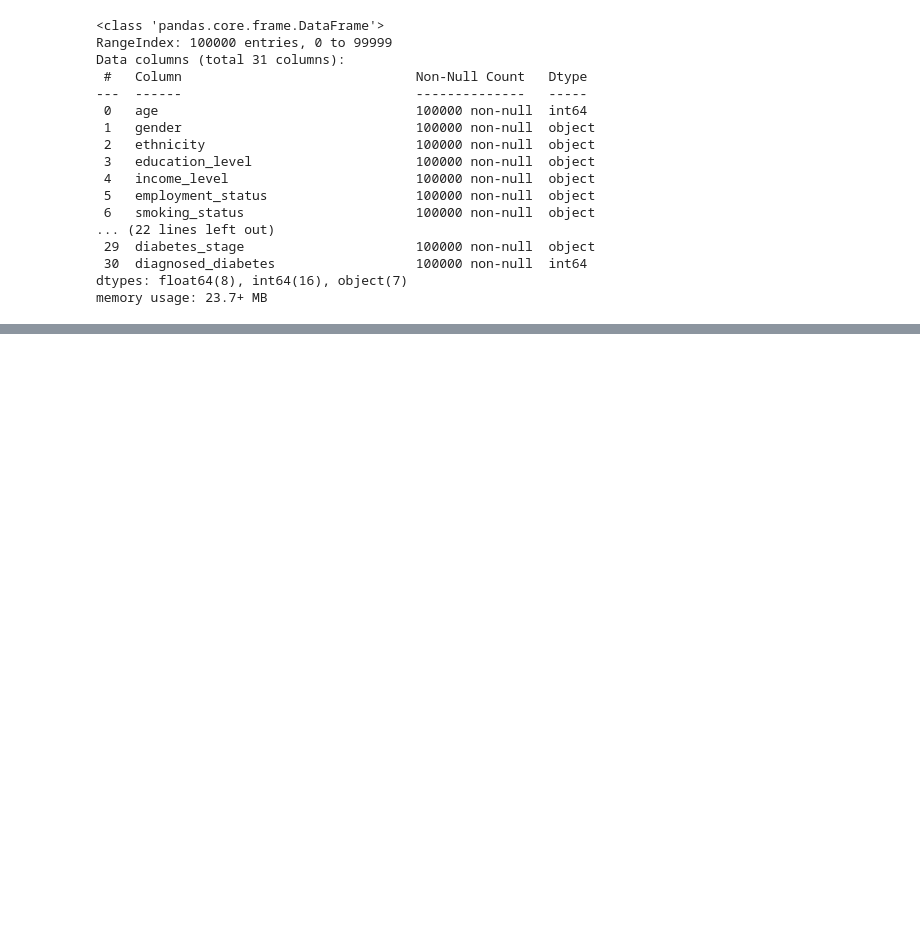
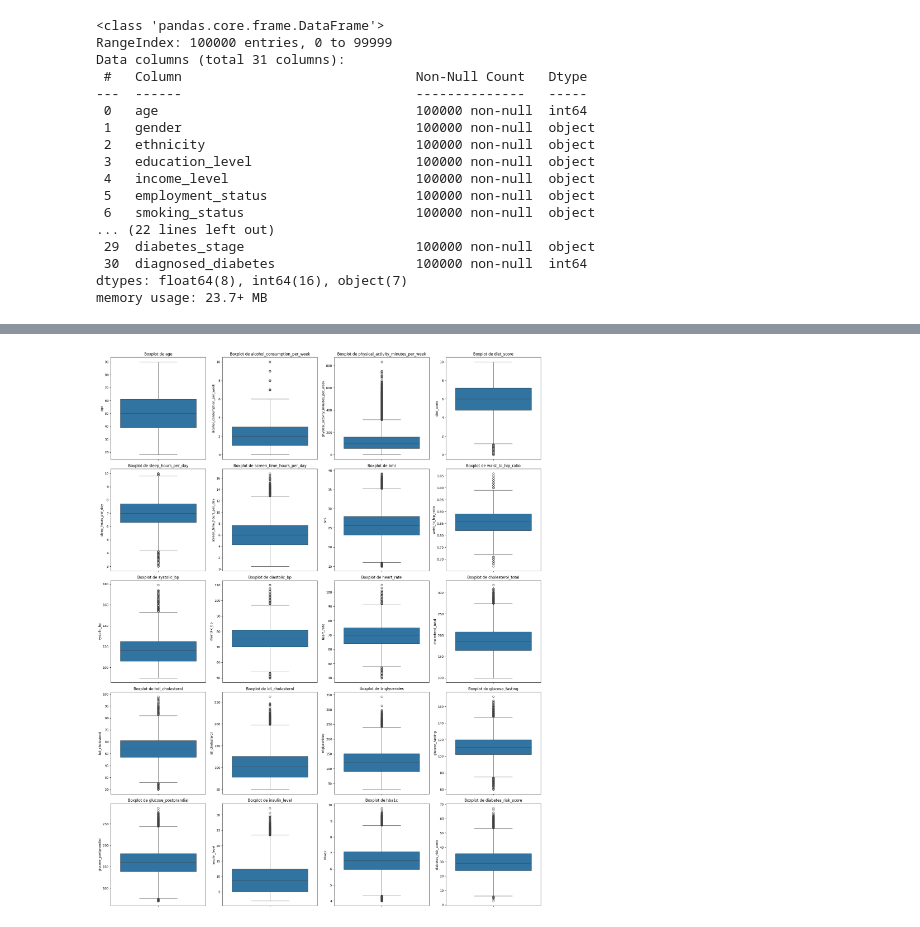
Before and after one commit to EvertonTeix/CdD_2025.2, a Jupyter notebook: notebooks/dataset_diabetes.ipynb, the cells around one changed output, grey strips where cells are left out. Cells and saved outputs as stored; diff of their text form; code cells hidden in the pictures; blank space fills up the shorter version.

```diff
--- a/notebooks/dataset_diabetes.ipynb
+++ b/notebooks/dataset_diabetes.ipynb
@@ -72,3 +78,10 @@ Data columns (total 31 columns):
  30  diagnosed_diabetes                  100000 non-null  int64
 dtypes: float64(8), int64(16), object(7)
 memory usage: 23.7+ MB
+# %%
+categorical_cols = ['gender', 'ethnicity', 'education_level', 'income_level',
+                        'employment_status', 'smoking_status', 'diabetes_stage']
+for col in categorical_cols:
+    if col in df.columns:
+        print(f"\nValores em '{col}':")
+        print(df[col].value_counts(dropna=False))
@@ -74,0 +115,25 @@ memory usage: 23.7+ MB
+# %%
+
+numerical_features = [
+    'age', 'alcohol_consumption_per_week', 'physical_activity_minutes_per_week',
+    'diet_score', 'sleep_hours_per_day', 'screen_time_hours_per_day',
+    'bmi', 'waist_to_hip_ratio', 'systolic_bp', 'diastolic_bp',
+    'heart_rate', 'cholesterol_total', 'hdl_cholesterol',
+    'ldl_cholesterol', 'triglycerides', 'glucose_fasting',
+    'glucose_postprandial', 'insulin_level', 'hba1c', 'diabetes_risk_score'
+]
+
+plt.figure(figsize=(20, 25))
+
+for i, col in enumerate(numerical_features, 1):
+    if col in df.columns:
+        plt.subplot(5, 4, i)
+        sns.boxplot(y=df[col])
+        plt.title(f'Boxplot de {col}')
+
+plt.tight_layout()
+plt.show()
+
+# plt.savefig('todos_os_boxplots.png')
+# %% [output]
+[figure, added]
```
Also changed, not shown: parts of 14 cells of this notebook, 1 other file.
